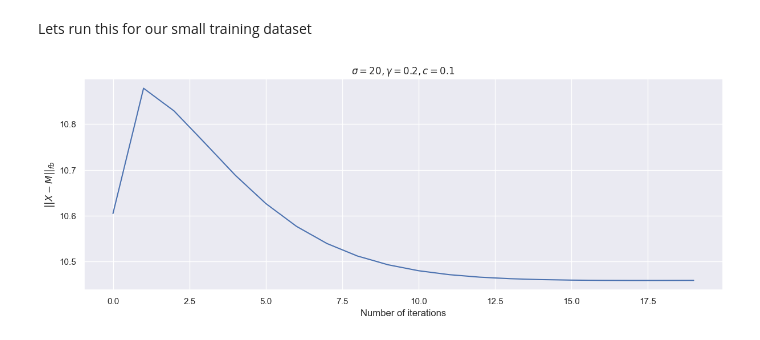
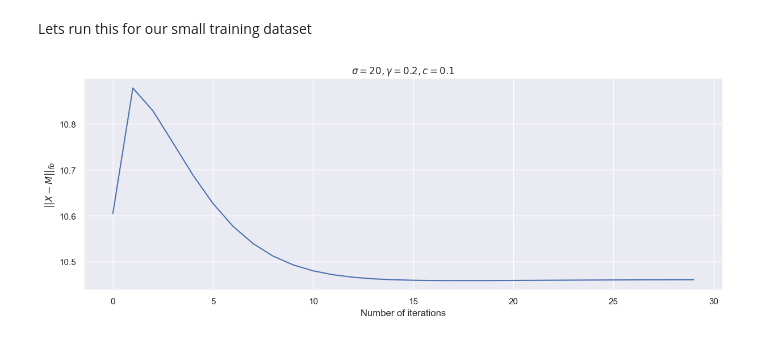
Before and after one commit to diegommezp28/RL_and_low_rank, a Jupyter notebook: sGS_ADMM_MDPs.ipynb, the cells around one changed output. Saved outputs shown, nothing was run; the diff lists cells and outputs as text; code cells hidden in the pictures.

```diff
--- a/sGS_ADMM_MDPs.ipynb
+++ b/sGS_ADMM_MDPs.ipynb
@@ -242,5 +242,5 @@ for i in tqdm(range(n)):
     path.append((prev_state, current_state))
     prev_state = current_state
 # %%
-_,_ = sGS_ADMM(p, path, M = M, iter_number=5)
+_,_ = sGS_ADMM(p, path, M = M, iter_number=30)
 # %% [output]
@@ -419,14 +419,15 @@ Lets run this for our small training dataset
 # %%
 from pickle import load
 import os
 import torch
 from utils import SimplexEnvironment
 import numpy as np
 
 
 MDP = load(open(os.path.join("data", "mdps", "small" ,"small_mdp.bin"), 'rb'))
 train_path = load(open(os.path.join("data", "mdps", "small" ,"small_mdp_path_train.bin"), 'rb'))
 t = MDP.get_transitions()
-X, diff = sGS_ADMM_MDPs(MDP.S, MDP.A, train_path, M = t, iter_number=20, penalty=20, c=0.1)
+X, diff = sGS_ADMM_MDPs(MDP.S, MDP.A, train_path, M = t, iter_number=30, penalty=20, c=0.1)
+plt.savefig("./images/small_mdp_sgadmm_fb_diff.pdf",format="pdf", bbox_inches="tight")
 # %% [output]
-[figure, old version]
+[figure, new version]
```
Also changed, not shown: parts of 1 cell of this notebook, 14 other files.
